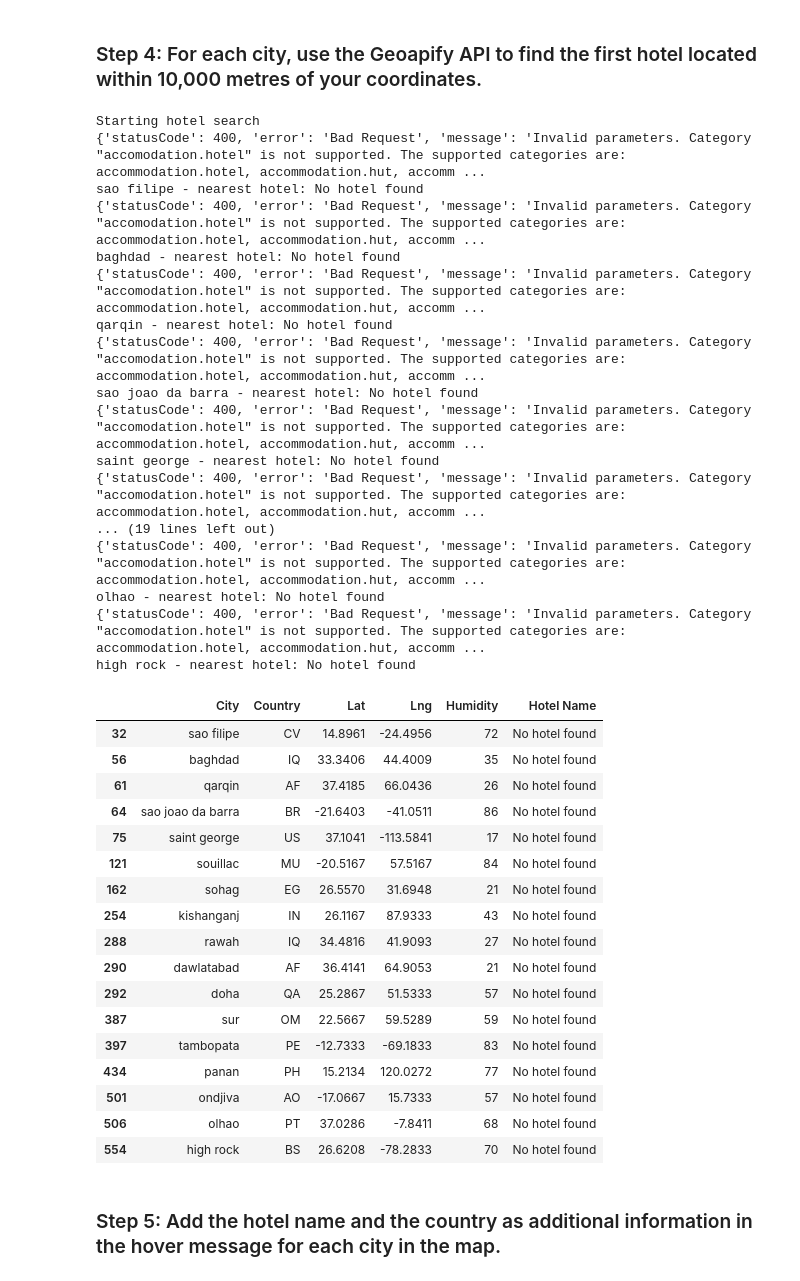
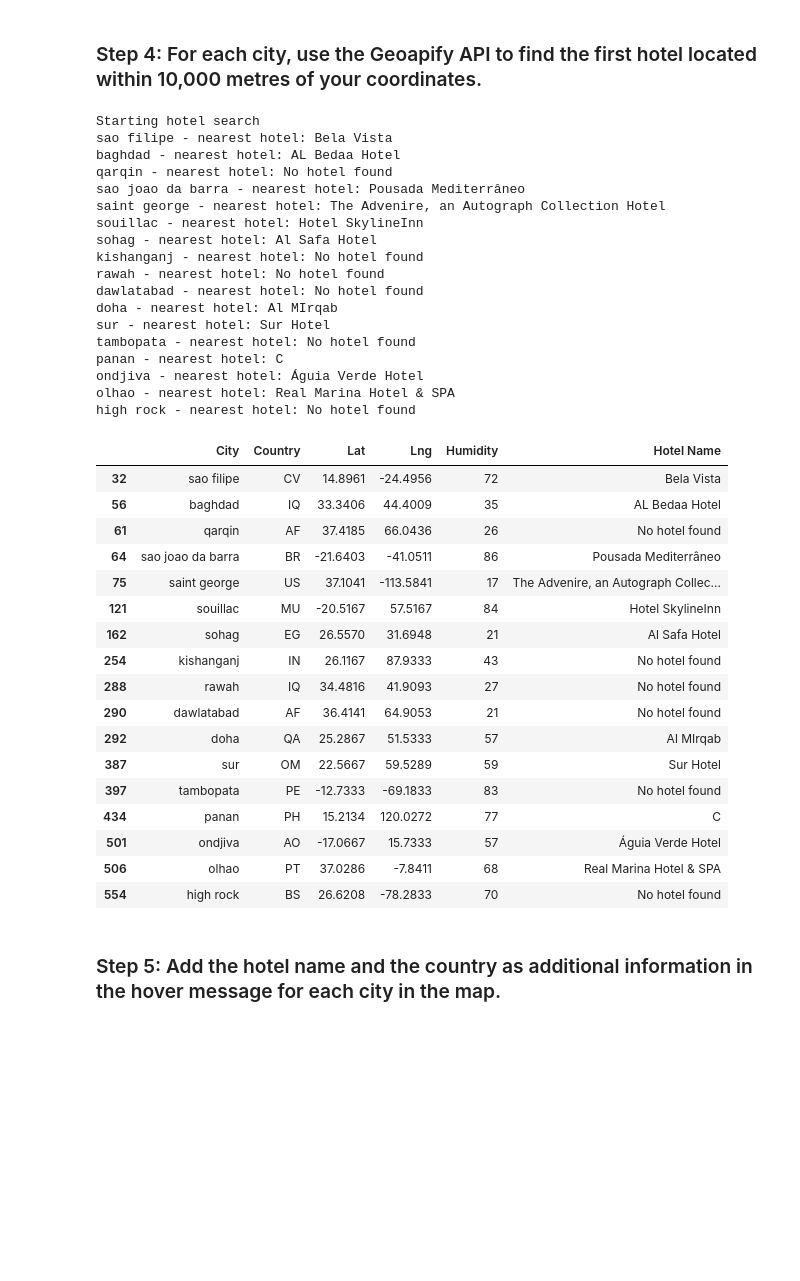
Before and after one commit to Akshaya-SM/python-api-challenge, a Jupyter notebook: VactionPy/VacationPy.ipynb, the cells around one changed output. Drawn from its saved outputs; the diff is of its cells as text; code cells hidden in the pictures; blank space fills up the shorter version.

```diff
--- a/VactionPy/VacationPy.ipynb
+++ b/VactionPy/VacationPy.ipynb
@@ -103,11 +103,15 @@ hotel_df.head()
 # %%
 # Set parameters to search for a hotel
 radius = 10000
-limit=20
+#limit=20
 params = {
-    "limit": limit,
-    "type":"accomodation.hotel",
-    "apiKey":geoapify_key
+   # "limit": limit,
+   # "type":"accomodation.hotel",
+   #  "apiKey":geoapify_key
+
+    "categories":"accommodation.hotel",
+    "apiKey": geoapify_key,
+    "limit":20
 }
 
 # Print a message to follow up the hotel search
@@ -124,67 +128,68 @@ for index, row in hotel_df.iterrows():
     # Add filter and bias parameters with the current city's latitude and longitude to the params dictionary
     params["filter"] = "circle:" + str(longitude[index]) + "," + str(latitude[index]) + "," + str(radius)
     params["bias"] = "proximity:" + str(longitude[index]) + "," + str(latitude[index])
 
     # Set base URL
     base_url = "https://api.geoapify.com/v2/places"
 
     # Make and API request using the params dictionaty
     name_address =requests.get(base_url, params=params)
 
     # Convert the API response to JSON format
     name_address = name_address.json()
-    print(name_address)
+    #print(name_address)
+
     # Grab the first hotel from the results and store the name in the hotel_df DataFrame
     try:
         hotel_df.loc[index, "Hotel Name"] = name_address["features"][0]["properties"]["name"]
     except (KeyError, IndexError):
         # If no hotel is found, set the hotel name as "No hotel found".
         hotel_df.loc[index, "Hotel Name"] = "No hotel found"
 
     # Log the search results
     print(f"{hotel_df.loc[index, 'City']} - nearest hotel: {hotel_df.loc[index, 'Hotel Name']}")
-    time.sleep(5)
-    sleep(randint(1,5))
-
+    #time.sleep(5)
+    sleep(randint(1,3))
 
 
 # Display sample data
 hotel_df
 # %% [output]
 Starting hotel search
-{'statusCode': 400, 'error': 'Bad Request', 'message': 'Invalid parameters. Category "accomodation.hotel" is not supported. The supported categories are: accommodation.hotel, accommodation.hut, accomm ...
-sao filipe - nearest hotel: No hotel found
-{'statusCode': 400, 'error': 'Bad Request', 'message': 'Invalid parameters. Category "accomodation.hotel" is not supported. The supported categories are: accommodation.hotel, accommodation.hut, accomm ...
-baghdad - nearest hotel: No hotel found
-{'statusCode': 400, 'error': 'Bad Request', 'message': 'Invalid parameters. Category "accomodation.hotel" is not supported. The supported categories are: accommodation.hotel, accommodation.hut, accomm ...
+sao filipe - nearest hotel: Bela Vista
+baghdad - nearest hotel: AL Bedaa Hotel
 qarqin - nearest hotel: No hotel found
-{'statusCode': 400, 'error': 'Bad Request', 'message': 'Invalid parameters. Category "accomodation.hotel" is not supported. The supported categories are: accommodation.hotel, accommodation.hut, accomm ...
-sao joao da barra - nearest hotel: No hotel found
-{'statusCode': 400, 'error': 'Bad Request', 'message': 'Invalid parameters. Category "accomodation.hotel" is not supported. The supported categories are: accommodation.hotel, accommodation.hut, accomm ...
-saint george - nearest hotel: No hotel found
-{'statusCode': 400, 'error': 'Bad Request', 'message': 'Invalid parameters. Category "accomodation.hotel" is not supported. The supported categories are: accommodation.hotel, accommodation.hut, accomm ...
-... (19 lines left out)
-{'statusCode': 400, 'error': 'Bad Request', 'message': 'Invalid parameters. Category "accomodation.hotel" is not supported. The supported categories are: accommodation.hotel, accommodation.hut, accomm ...
-olhao - nearest hotel: No hotel found
-{'statusCode': 400, 'error': 'Bad Request', 'message': 'Invalid parameters. Category "accomodation.hotel" is not supported. The supported categories are: accommodation.hotel, accommodation.hut, accomm ...
+sao joao da barra - nearest hotel: Pousada Mediterrâneo
+saint george - nearest hotel: The Advenire, an Autograph Collection Hotel
+souillac - nearest hotel: Hotel SkylineInn
+sohag - nearest hotel: Al Safa Hotel
+kishanganj - nearest hotel: No hotel found
+rawah - nearest hotel: No hotel found
+dawlatabad - nearest hotel: No hotel found
+doha - nearest hotel: Al MIrqab
+sur - nearest hotel: Sur Hotel
+tambopata - nearest hotel: No hotel found
+panan - nearest hotel: C
+ondjiva - nearest hotel: Águia Verde Hotel
+olhao - nearest hotel: Real Marina Hotel & SPA
 high rock - nearest hotel: No hotel found
 |  | City | Country | Lat | Lng | Humidity | Hotel Name |
-| 32 | sao filipe | CV | 14.8961 | -24.4956 | 72 | No hotel found |
-| 56 | baghdad | IQ | 33.3406 | 44.4009 | 35 | No hotel found |
+| 32 | sao filipe | CV | 14.8961 | -24.4956 | 72 | Bela Vista |
+| 56 | baghdad | IQ | 33.3406 | 44.4009 | 35 | AL Bedaa Hotel |
 | 61 | qarqin | AF | 37.4185 | 66.0436 | 26 | No hotel found |
-| 64 | sao joao da barra | BR | -21.6403 | -41.0511 | 86 | No hotel found |
-| 75 | saint george | US | 37.1041 | -113.5841 | 17 | No hotel found |
-| 121 | souillac | MU | -20.5167 | 57.5167 | 84 | No hotel found |
-| 162 | sohag | EG | 26.5570 | 31.6948 | 21 | No hotel found |
+| 64 | sao joao da barra | BR | -21.6403 | -41.0511 | 86 | Pousada Mediterrâneo |
+| 75 | saint george | US | 37.1041 | -113.5841 | 17 | The Advenire, an Autograph Collec... |
+| 121 | souillac | MU | -20.5167 | 57.5167 | 84 | Hotel SkylineInn |
+| 162 | sohag | EG | 26.5570 | 31.6948 | 21 | Al Safa Hotel |
 | 254 | kishanganj | IN | 26.1167 | 87.9333 | 43 | No hotel found |
 | 288 | rawah | IQ | 34.4816 | 41.9093 | 27 | No hotel found |
 | 290 | dawlatabad | AF | 36.4141 | 64.9053 | 21 | No hotel found |
-| 292 | doha | QA | 25.2867 | 51.5333 | 57 | No hotel found |
-| 387 | sur | OM | 22.5667 | 59.5289 | 59 | No hotel found |
+| 292 | doha | QA | 25.2867 | 51.5333 | 57 | Al MIrqab |
+| 387 | sur | OM | 22.5667 | 59.5289 | 59 | Sur Hotel |
 | 397 | tambopata | PE | -12.7333 | -69.1833 | 83 | No hotel found |
-| 434 | panan | PH | 15.2134 | 120.0272 | 77 | No hotel found |
-| 501 | ondjiva | AO | -17.0667 | 15.7333 | 57 | No hotel found |
-| 506 | olhao | PT | 37.0286 | -7.8411 | 68 | No hotel found |
+| 434 | panan | PH | 15.2134 | 120.0272 | 77 | C |
+| 501 | ondjiva | AO | -17.0667 | 15.7333 | 57 | Águia Verde Hotel |
+| 506 | olhao | PT | 37.0286 | -7.8411 | 68 | Real Marina Hotel & SPA |
 | 554 | high rock | BS | 26.6208 | -78.2833 | 70 | No hotel found |
 # %% [markdown]
 ### Step 5: Add the hotel name and the country as additional information in the hover message for each city in the map.
```
